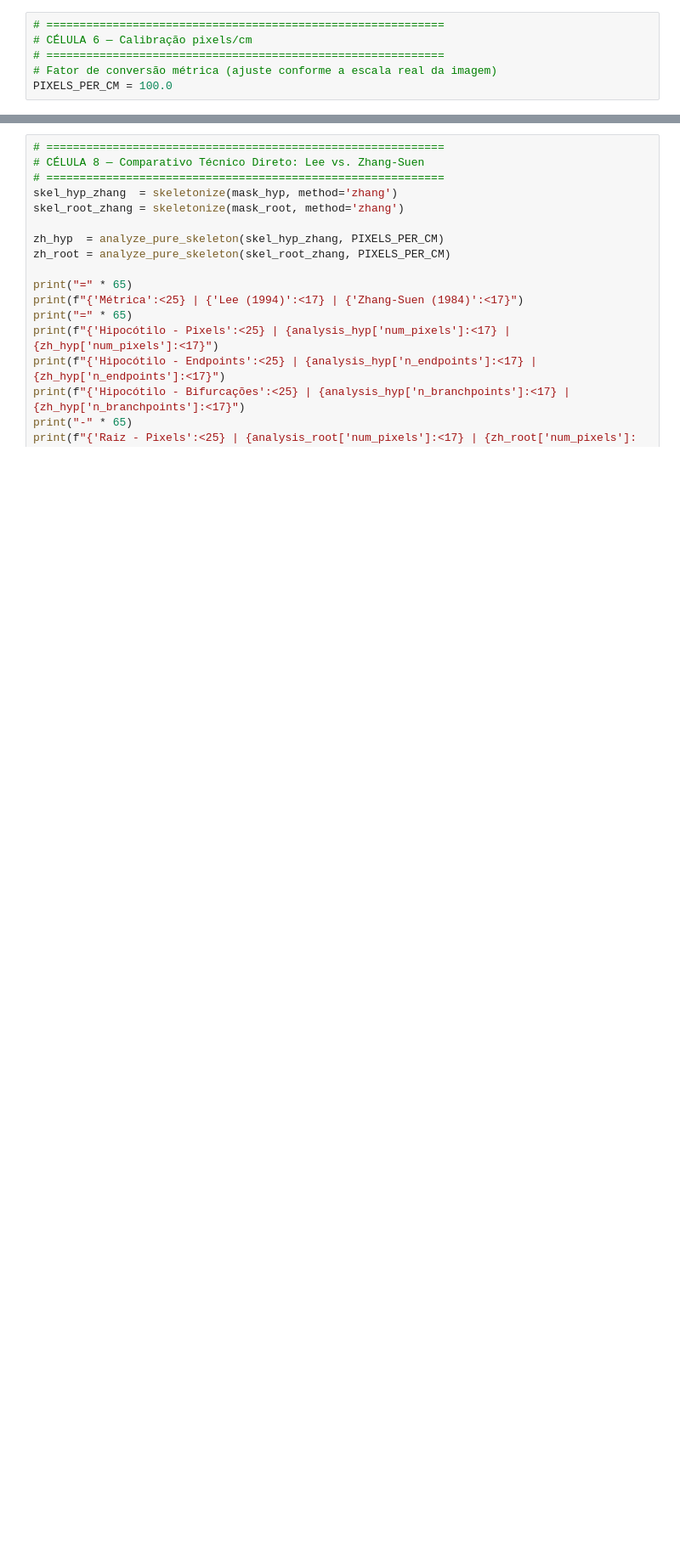
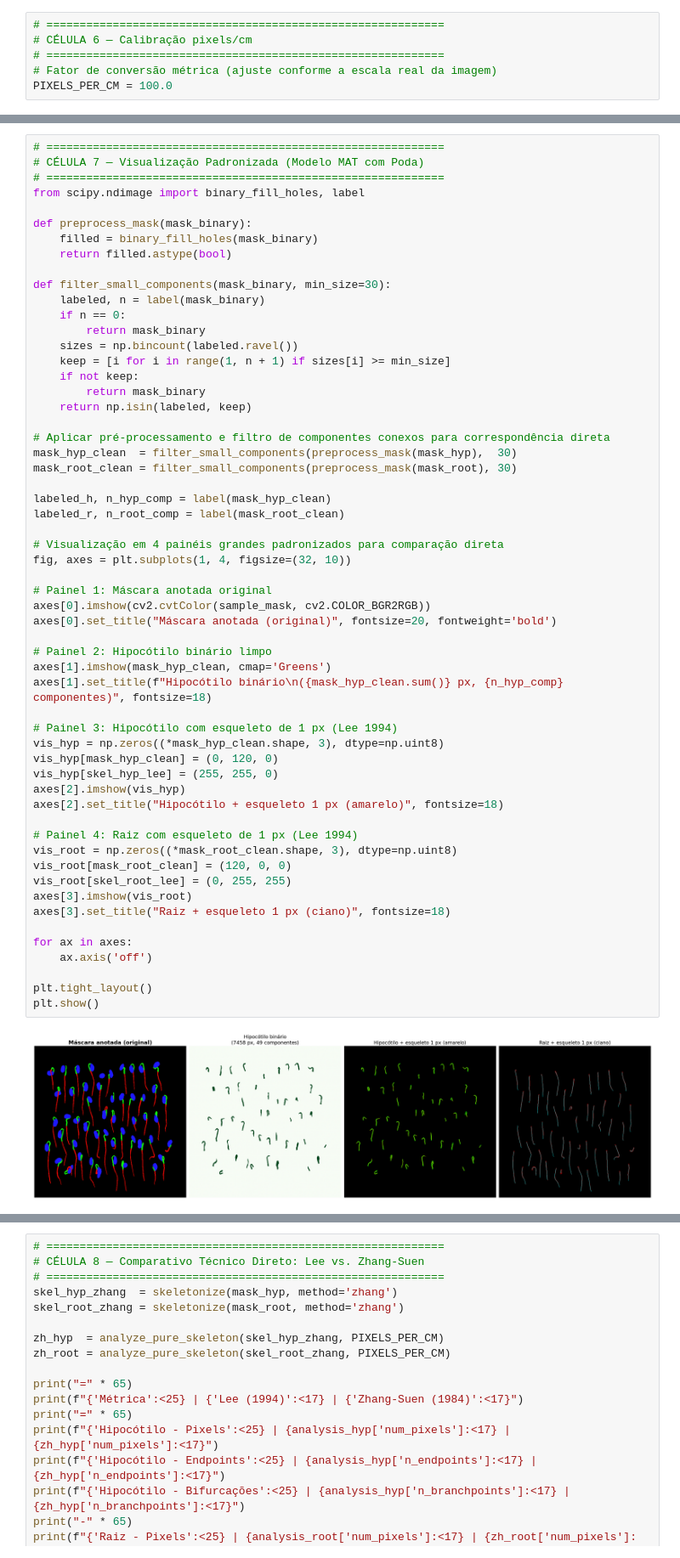
Before and after one commit to viniciussec/seedlng-skeleton, a Jupyter notebook: Esqueletizacao_Lee_Afinamento_Puro.ipynb, the cells around one changed output, grey strips where cells are left out. Shown at 85% size. Drawn from its saved outputs; the diff is of its cells as text; blank space fills up the shorter version.

Commit message:
feat: Padroninzando saídas dos modelos

```diff
--- a/Esqueletizacao_Lee_Afinamento_Puro.ipynb
+++ b/Esqueletizacao_Lee_Afinamento_Puro.ipynb
@@ -255,0 +204,59 @@ plt.show()
+# %%
+# ============================================================
+# CÉLULA 7 — Visualização Padronizada (Modelo MAT com Poda)
+# ============================================================
+from scipy.ndimage import binary_fill_holes, label
+
+def preprocess_mask(mask_binary):
+    filled = binary_fill_holes(mask_binary)
+    return filled.astype(bool)
+
+def filter_small_components(mask_binary, min_size=30):
+    labeled, n = label(mask_binary)
+    if n == 0:
+        return mask_binary
+    sizes = np.bincount(labeled.ravel())
+    keep = [i for i in range(1, n + 1) if sizes[i] >= min_size]
+    if not keep:
+        return mask_binary
+    return np.isin(labeled, keep)
+
+# Aplicar pré-processamento e filtro de componentes conexos para correspondência direta
+mask_hyp_clean  = filter_small_components(preprocess_mask(mask_hyp),  30)
+mask_root_clean = filter_small_components(preprocess_mask(mask_root), 30)
+
+labeled_h, n_hyp_comp = label(mask_hyp_clean)
+labeled_r, n_root_comp = label(mask_root_clean)
+
+# Visualização em 4 painéis grandes padronizados para comparação direta
+fig, axes = plt.subplots(1, 4, figsize=(32, 10))
+
+# Painel 1: Máscara anotada original
+axes[0].imshow(cv2.cvtColor(sample_mask, cv2.COLOR_BGR2RGB))
+axes[0].set_title("Máscara anotada (original)", fontsize=20, fontweight='bold')
+
+# Painel 2: Hipocótilo binário limpo
+axes[1].imshow(mask_hyp_clean, cmap='Greens')
+axes[1].set_title(f"Hipocótilo binário\n({mask_hyp_clean.sum()} px, {n_hyp_comp} componentes)", fontsize=18)
+
+# Painel 3: Hipocótilo com esqueleto de 1 px (Lee 1994)
+vis_hyp = np.zeros((*mask_hyp_clean.shape, 3), dtype=np.uint8)
+vis_hyp[mask_hyp_clean] = (0, 120, 0)
+vis_hyp[skel_hyp_lee] = (255, 255, 0)
+axes[2].imshow(vis_hyp)
+axes[2].set_title("Hipocótilo + esqueleto 1 px (amarelo)", fontsize=18)
+
+# Painel 4: Raiz com esqueleto de 1 px (Lee 1994)
+vis_root = np.zeros((*mask_root_clean.shape, 3), dtype=np.uint8)
+vis_root[mask_root_clean] = (120, 0, 0)
+vis_root[skel_root_lee] = (0, 255, 255)
+axes[3].imshow(vis_root)
+axes[3].set_title("Raiz + esqueleto 1 px (ciano)", fontsize=18)
+
+for ax in axes:
+    ax.axis('off')
+
+plt.tight_layout()
+plt.show()
+# %% [output]
+[figure, added]
```
Also changed, not shown: parts of 2 cells of this notebook, 4 other files.
